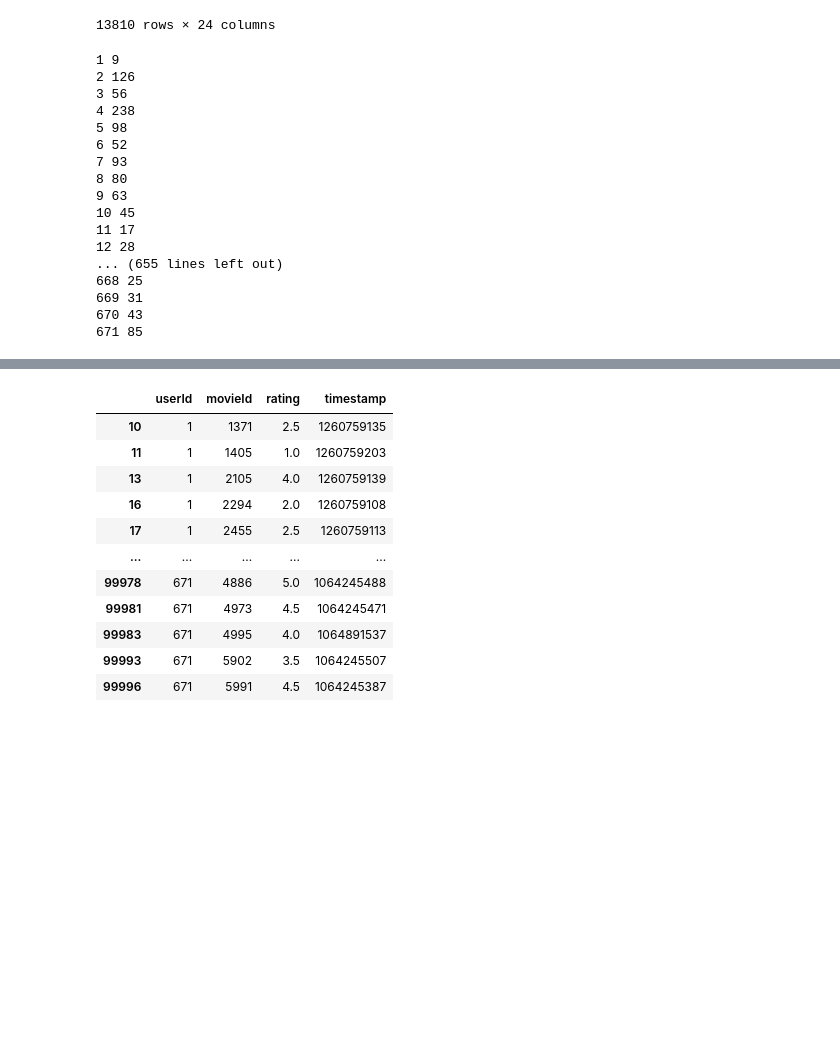
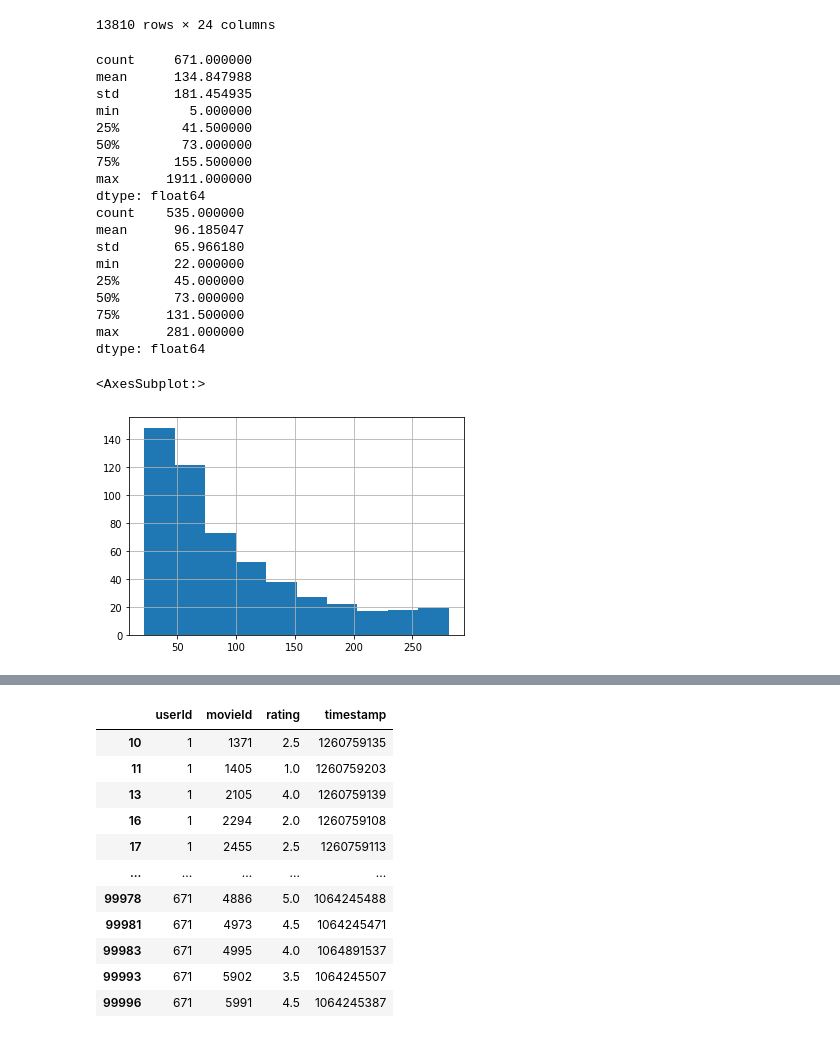
Before and after one commit to agsigma/recommendex5000, a Jupyter notebook: notebooks/rating_distribution_inspection.ipynb, the cells around one changed output, grey strips where cells are left out. Drawn from its saved outputs; the diff is of its cells as text; code cells hidden in the pictures; blank space fills up the shorter version.

```diff
--- a/notebooks/rating_distribution_inspection.ipynb
+++ b/notebooks/rating_distribution_inspection.ipynb
@@ -86,7 +86,10 @@ class CMovie:
 class CUser:
     def __init__(self, id: int) -> None:
         self.id = id
-        self.countByGenre: Dict[str, int] = defaultdict(int)
+        self.countByGenre: Dict[str, float] = defaultdict(float)
+        self.zScoreByGenre: Dict[str, float] = defaultdict(float)
+        self.totalRatings = None
+        self.totalZScore = None
 
     def countRatingsByGenres(self, ratingsDf, Movies: Dict[str, CMovie]):
         self.countByGenre = defaultdict(int)
@@ -96,7 +99,7 @@ class CUser:
             if row.movieId not in Movies:
                 continue
             for genre in Movies[row.movieId].genres:
-                self.countByGenre[genre] += 1
+                self.countByGenre[genre] += 1 / len(Movies[row.movieId].genres)
                 self.totalRatings +=1
 # %%
 Movies: Dict[str, CMovie] = {}
@@ -115,24 +118,37 @@ for index, row in ratings.iterrows():
     if row.userId not in Users:
         Users[row.userId] = CUser(id=row.userId)
 # %%
+usersTotalRatings = []
 for user in Users.values():
     user.countRatingsByGenres(ratings, Movies)
-    print(user.id, user.totalRatings)
+    usersTotalRatings.append(user.totalRatings)
-# %% [output]
-1 9
-2 126
-3 56
-4 238
-5 98
-6 52
-7 93
-8 80
-9 63
-10 45
-11 17
-12 28
-... (655 lines left out)
-668 25
-669 31
-670 43
-671 85
+# %%
+# constructing scale based only on number of watched movies
+tmpSeries = pd.Series(usersTotalRatings)
+print(tmpSeries.describe())
+minThreshold = tmpSeries.quantile(0.1)
+maxThreshold = tmpSeries.quantile(0.9)
+tmpSeries = tmpSeries[(tmpSeries > minThreshold) & (tmpSeries < maxThreshold)]
+print(tmpSeries.describe())
+tmpSeries.hist()
+# %% [output]
+count     671.000000
+mean      134.847988
+std       181.454935
+min         5.000000
+25%        41.500000
+50%        73.000000
+75%       155.500000
+max      1911.000000
+dtype: float64
+count    535.000000
+mean      96.185047
+std       65.966180
+min       22.000000
+25%       45.000000
+50%       73.000000
+75%      131.500000
+max      281.000000
+dtype: float64
+<AxesSubplot:>
+[figure, added]
```
Also changed, not shown: parts of 3 cells of this notebook.
